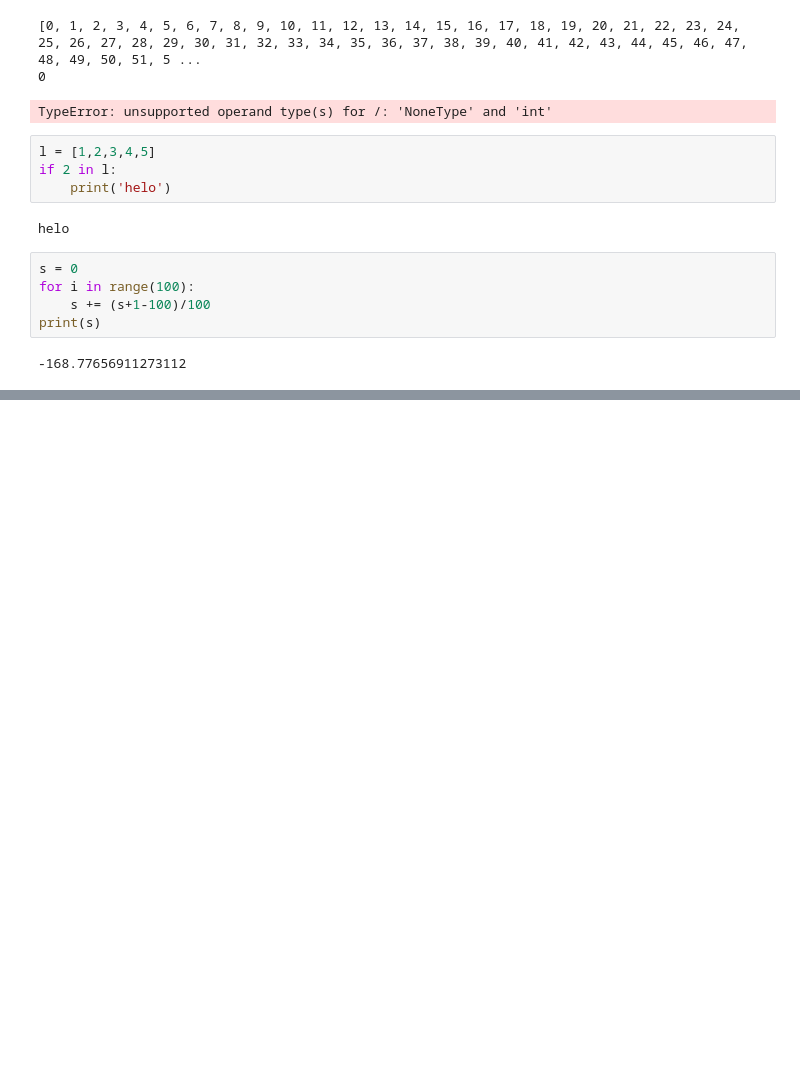
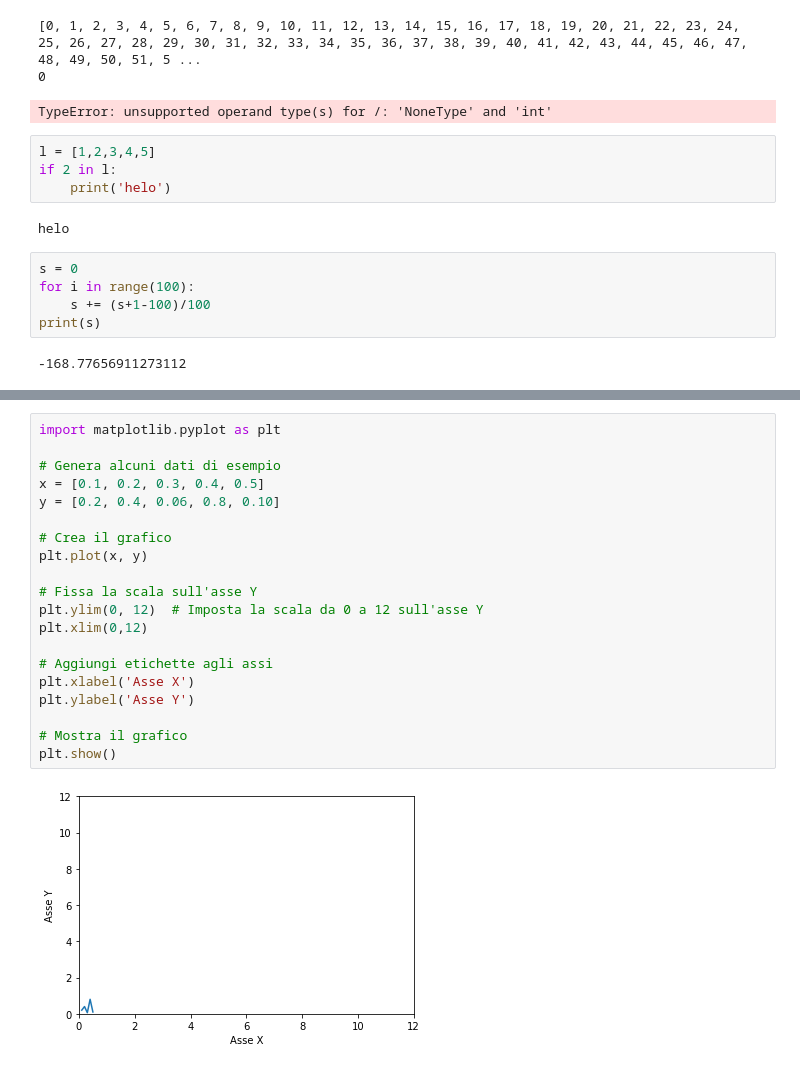
Before and after one commit to MatteoIng/tesiMagistrale, a Jupyter notebook: tesi.ipynb, the cells around one changed output, grey strips where cells are left out. Saved outputs shown, nothing was run; the diff lists cells and outputs as text; blank space fills up the shorter version.

```diff
--- a/tesi.ipynb
+++ b/tesi.ipynb
@@ -650,0 +659,22 @@ round(0.849,3)
+# %%
+import matplotlib.pyplot as plt
+
+# Genera alcuni dati di esempio
+x = [0.1, 0.2, 0.3, 0.4, 0.5]
+y = [0.2, 0.4, 0.06, 0.8, 0.10]
+
+# Crea il grafico
+plt.plot(x, y)
+
+# Fissa la scala sull'asse Y
+plt.ylim(0, 12)  # Imposta la scala da 0 a 12 sull'asse Y
+plt.xlim(0,12)
+
+# Aggiungi etichette agli assi
+plt.xlabel('Asse X')
+plt.ylabel('Asse Y')
+
+# Mostra il grafico
+plt.show()
+# %% [output]
+[figure, added]
```
Also changed, not shown: parts of 7 cells of this notebook, 2 other files.
